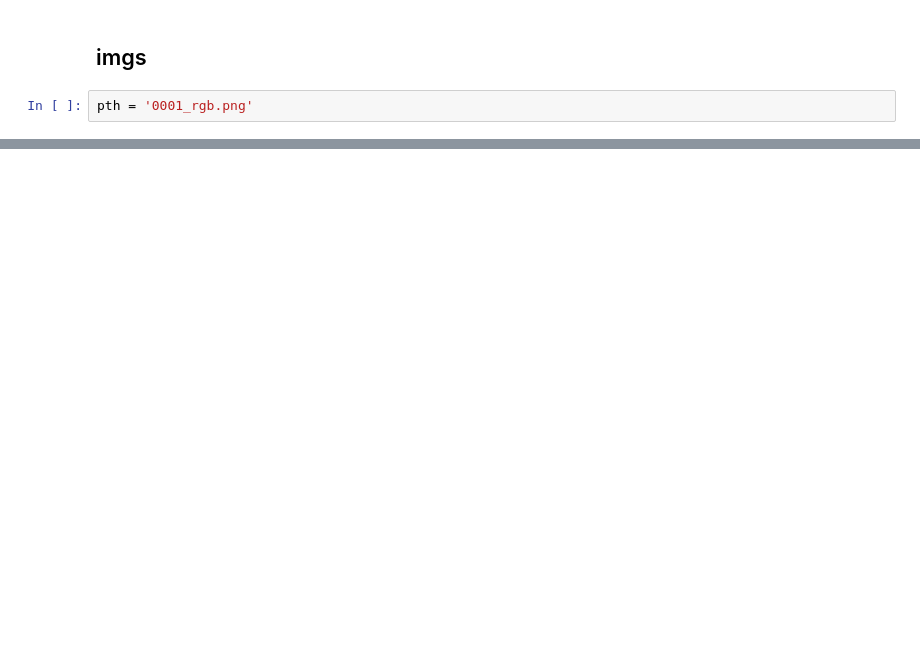
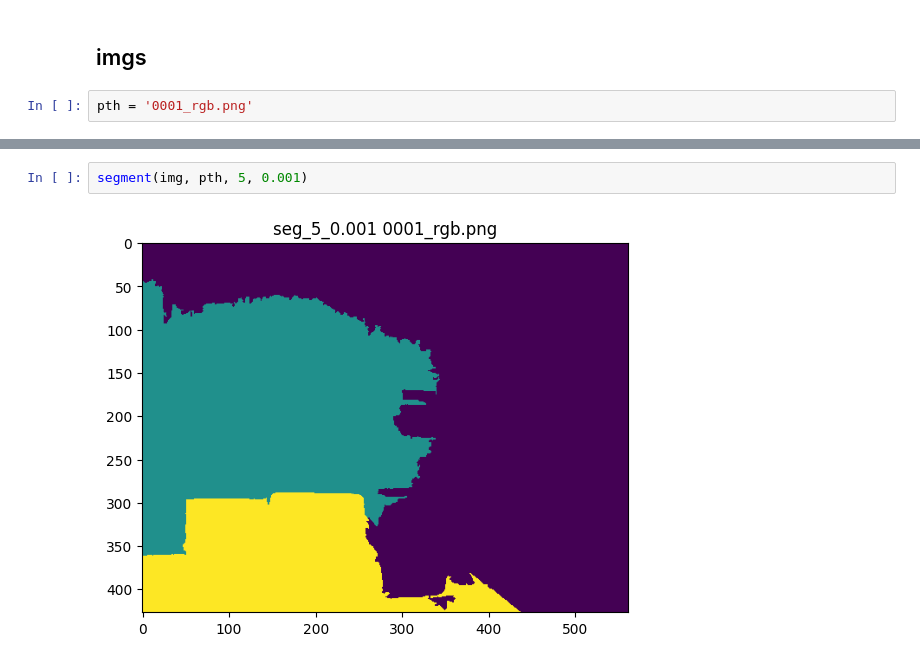
Before and after one commit to marekd6/CV1_labs, a Jupyter notebook: Assignment 04-20260107/A4_T3_Drwal.ipynb, the cells around one changed output, grey strips where cells are left out. Saved outputs shown, nothing was run; the diff lists cells and outputs as text; blank space fills up the shorter version.

```diff
--- a/Assignment 04-20260107/A4_T3_Drwal.ipynb
+++ b/Assignment 04-20260107/A4_T3_Drwal.ipynb
@@ -42,0 +53,4 @@ img = load_display_img(pth)
+# %%
+segment(img, pth, 5, 0.001)
+# %% [output]
+[figure, added]
```
Also changed, not shown: parts of 7 cells of this notebook.
